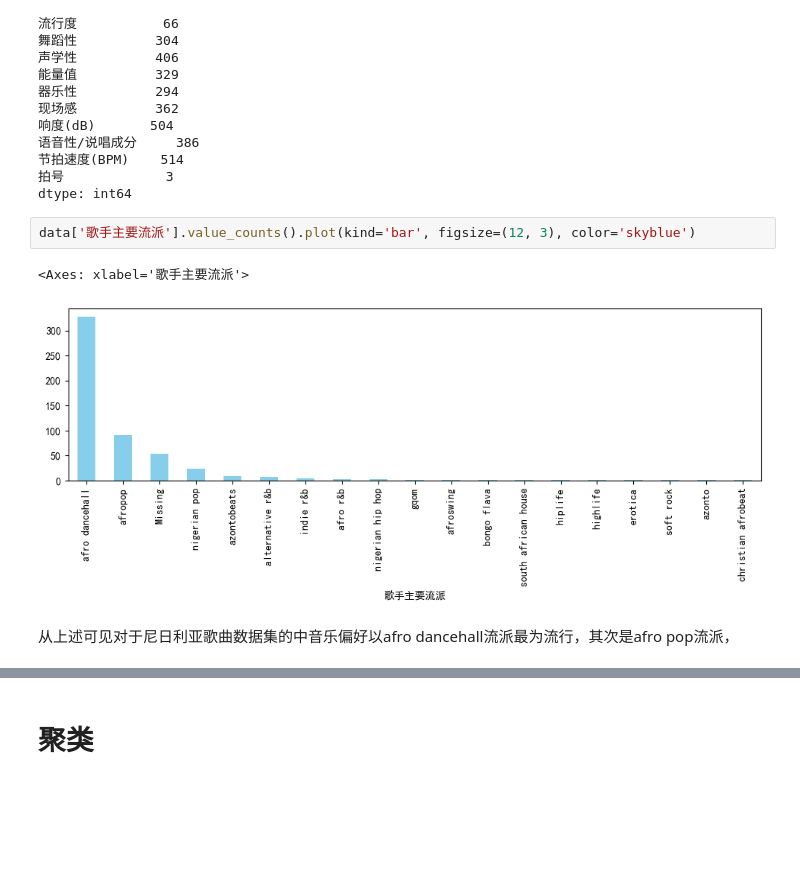
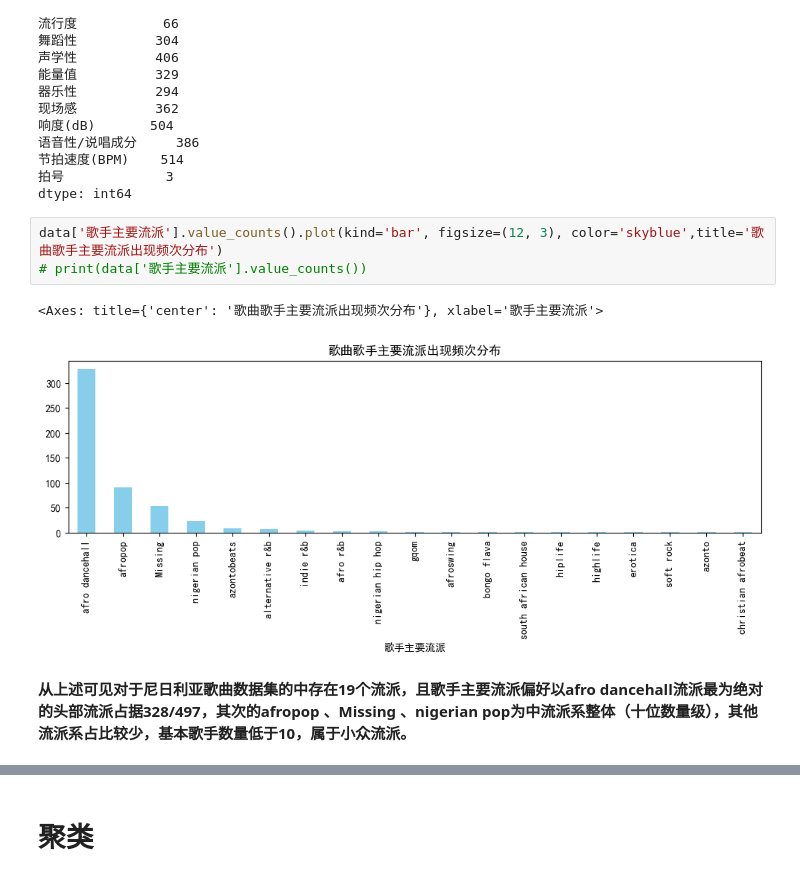
Before and after one commit to liushisi7/liushisi7_xiaoxueqi_renmeng, a Jupyter notebook: 作业一/test_6_23.ipynb, the cells around one changed output, grey strips where cells are left out. Drawn from its saved outputs; the diff is of its cells as text; blank space fills up the shorter version.

```diff
--- a/作业一/test_6_23.ipynb
+++ b/作业一/test_6_23.ipynb
@@ -95,9 +95,10 @@ data.nunique()
 拍号             3
 dtype: int64
 # %%
-data['歌手主要流派'].value_counts().plot(kind='bar', figsize=(12, 3), color='skyblue')
+data['歌手主要流派'].value_counts().plot(kind='bar', figsize=(12, 3), color='skyblue',title='歌曲歌手主要流派出现频次分布')
+# print(data['歌手主要流派'].value_counts())
 # %% [output]
-<Axes: xlabel='歌手主要流派'>
+<Axes: title={'center': '歌曲歌手主要流派出现频次分布'}, xlabel='歌手主要流派'>
-[figure, old version]
+[figure, new version]
 # %% [markdown]
-从上述可见对于尼日利亚歌曲数据集的中音乐偏好以afro dancehall流派最为流行，其次是afro pop流派，
+**从上述可见对于尼日利亚歌曲数据集的中存在19个流派，且歌手主要流派偏好以afro dancehall流派最为绝对的头部流派占据328/497，其次的afropop 、Missing 、nigerian pop为中流派系整体（十位数量级），其他流派系占比较少，基本歌手数量低于10，属于小众流派。**
```
Also changed, not shown: parts of 12 cells of this notebook.
